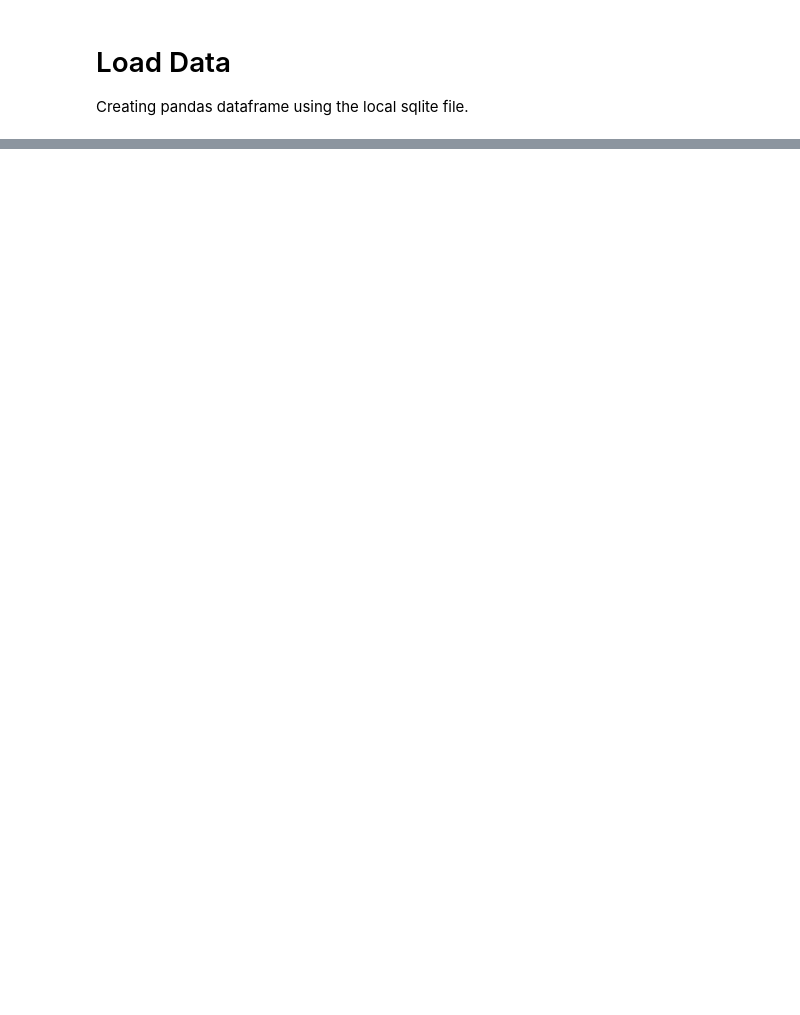
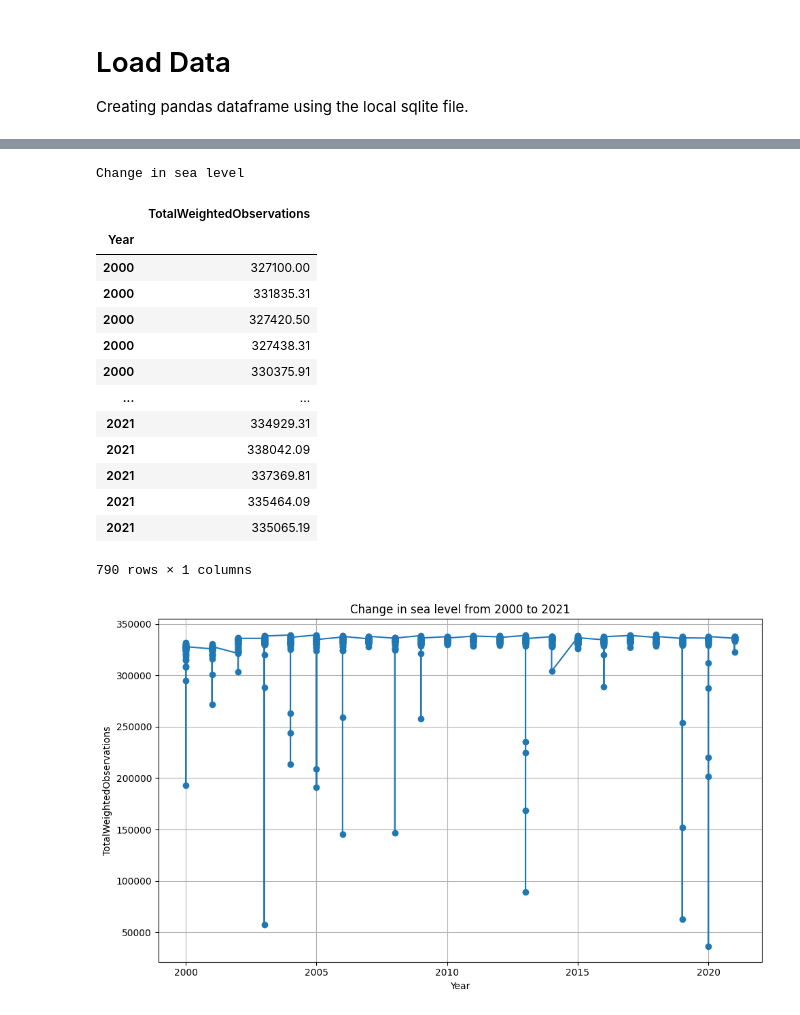
Before and after one commit to souranilkahali/made-template, a Jupyter notebook: project/report.ipynb, the cells around one changed output, grey strips where cells are left out. Cells and saved outputs as stored; diff of their text form; code cells hidden in the pictures; blank space fills up the shorter version.

```diff
--- a/project/report.ipynb
+++ b/project/report.ipynb
@@ -175,0 +206,46 @@ Although we came to certain conclusion from our research. The following question
+# %%
+# Displaying data on change in sea level from year 2000 to 2021
+
+import matplotlib.pyplot as plt
+
+# Set the pandas option to limit the number of rows displayed
+pd.set_option('display.max_rows', 10)  # Shows 5 rows from the beginning and 5 from the end by default
+
+# Filter the dataframe 'df_sea_level' for the years 2000 to 2021
+df_sea_level_filtered = df_sea_level[(df_sea_level['Year'] >= 2000) & (df_sea_level['Year'] <= 2021)]
+
+# Select only the 'Year' and 'TotalWeightedObservations' columns
+df_sea_level_years = df_sea_level_filtered[['Year', 'TotalWeightedObservations']]
+
+# Displaying the caption
+print("Change in sea level")
+
+# Displaying the DataFrame without the index and with limited rows
+display(df_sea_level_years.set_index('Year'))
+
+# Plotting 'Year' against 'TotalWeightedObservations'
+plt.figure(figsize=(10, 6))  # Set the figure size (optional)
+plt.plot(df_sea_level_years['Year'], df_sea_level_years['TotalWeightedObservations'], marker='o', linestyle='-')
+plt.title('Change in sea level from 2000 to 2021')
+plt.xlabel('Year')
+plt.ylabel('TotalWeightedObservations')
+plt.grid(True)  # Show grid
+plt.tight_layout()  # Adjust layout to fit all labels
+plt.show()
+# %% [output]
+Change in sea level
+|  | TotalWeightedObservations |
+| Year |  |
+| 2000 | 327100.00 |
+| 2000 | 331835.31 |
+| 2000 | 327420.50 |
+| 2000 | 327438.31 |
+| 2000 | 330375.91 |
+| ... | ... |
+| 2021 | 334929.31 |
+| 2021 | 338042.09 |
+| 2021 | 337369.81 |
+| 2021 | 335464.09 |
+| 2021 | 335065.19 |
+790 rows × 1 columns
+[figure, added]
```
Also changed, not shown: parts of 20 cells of this notebook, 6 other files.
